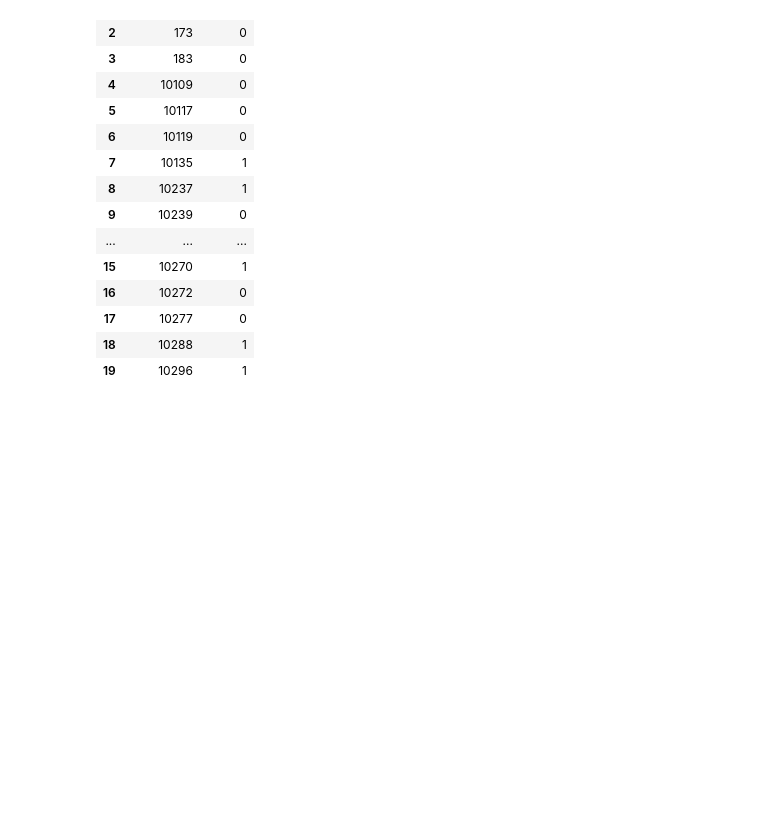
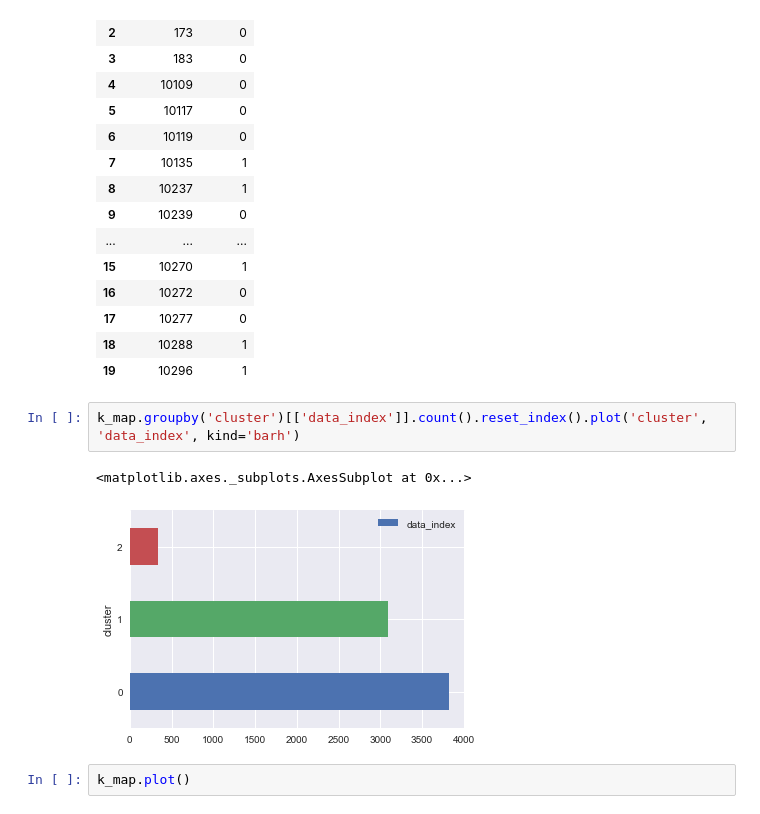
Before and after one commit to waficf/Kaggle_Competitions, a Jupyter notebook: project_1.ipynb, the cells around one changed output. Drawn from its saved outputs; the diff is of its cells as text; blank space fills up the shorter version.

Commit message:
barh_Plot

```diff
--- a/project_1.ipynb
+++ b/project_1.ipynb
@@ -229,3 +229,10 @@ k_map.head(20)
 | 17 | 10277 | 0 |
 | 18 | 10288 | 1 |
 | 19 | 10296 | 1 |
+# %%
+k_map.groupby('cluster')[['data_index']].count().reset_index().plot('cluster', 'data_index', kind='barh')
+# %% [output]
+<matplotlib.axes._subplots.AxesSubplot at 0x...>
+[figure, added]
+# %%
+k_map.plot()
```
Also changed, not shown: 1 other file.
